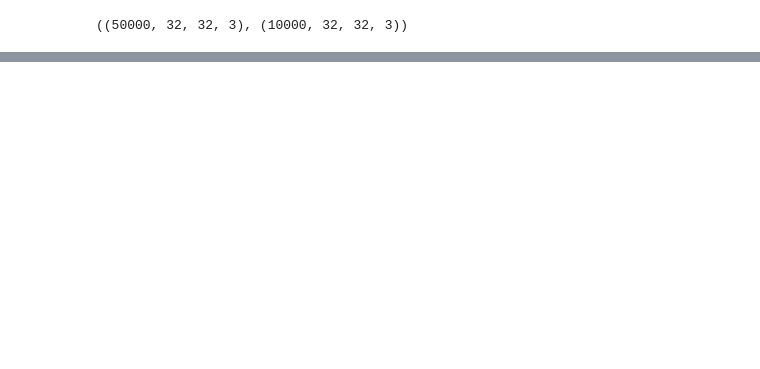
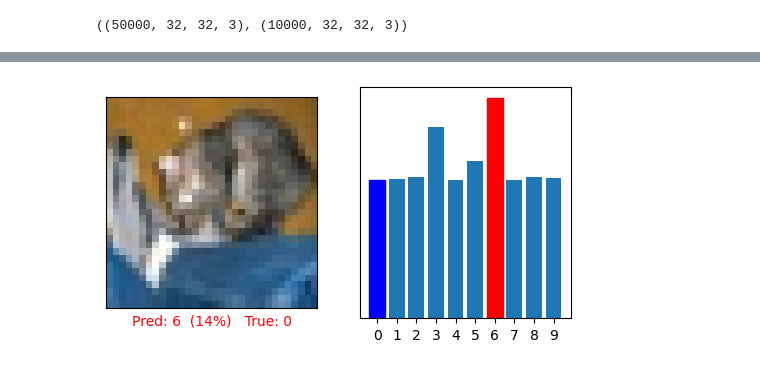
Before and after one commit to Fola-subomi/Deep_Learning_Projects, a Jupyter notebook: CIFAR-10/cifar.ipynb, the cells around one changed output, grey strips where cells are left out. Saved outputs shown, nothing was run; the diff lists cells and outputs as text; code cells hidden in the pictures; blank space fills up the shorter version.

```diff
--- a/CIFAR-10/cifar.ipynb
+++ b/CIFAR-10/cifar.ipynb
@@ -76,0 +115,5 @@ model.fit(
+# %%
+probability_model = tf.keras.Sequential([model,
+                                         tf.keras.layers.Softmax()])
+# %%
+predictions = probability_model.predict(x_test)
@@ -76,0 +170,14 @@ model.fit(
+# %%
+i = 0   # index of the test image you want to check
+
+plt.figure(figsize=(6, 3))
+
+plt.subplot(1, 2, 1)
+plot_image(i, predictions[i], y_test, x_test)
+
+plt.subplot(1, 2, 2)
+plot_value_array(i, predictions[i], y_test)
+
+plt.show()
+# %% [output]
+[figure, added]
```
Also changed, not shown: parts of 7 cells of this notebook.
